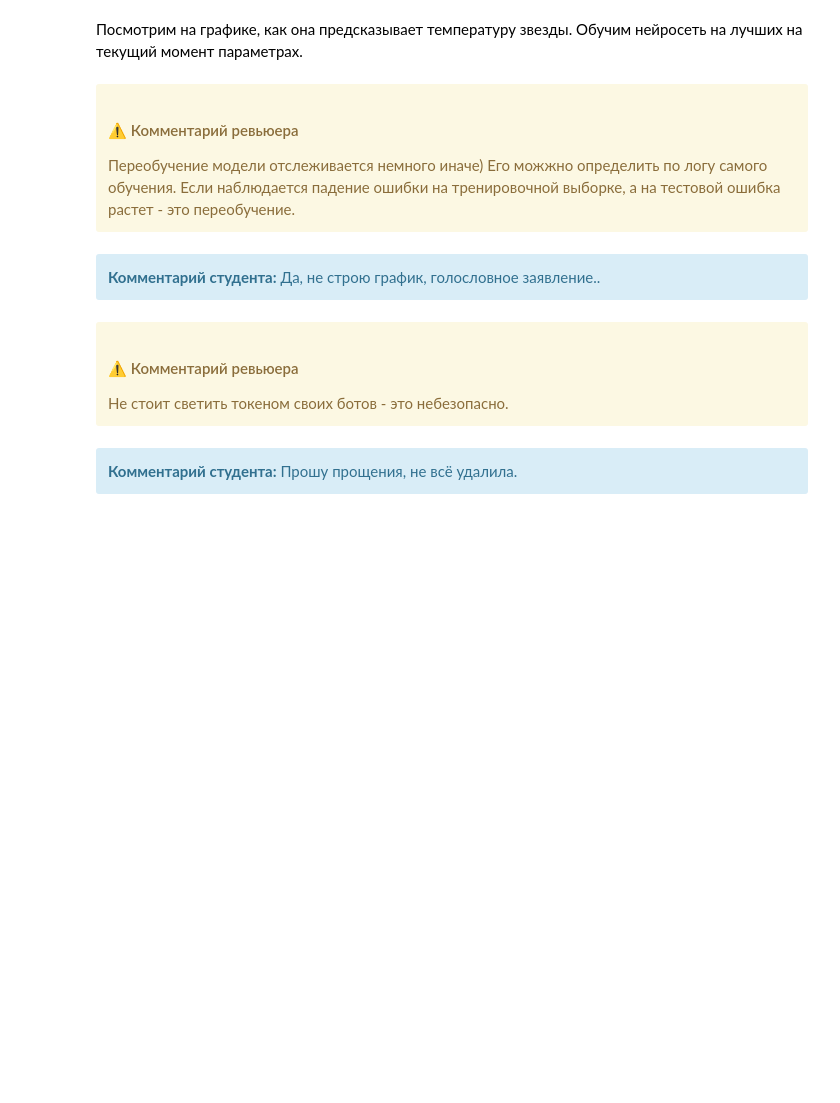
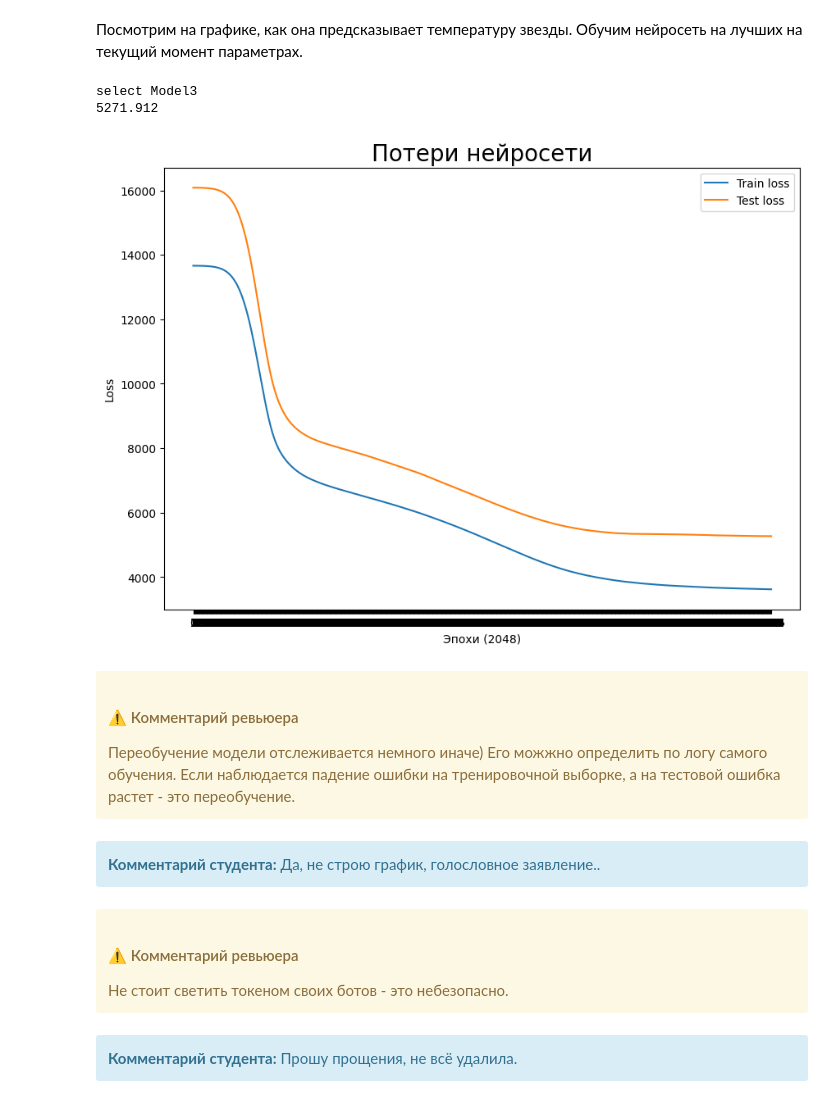
Before and after one commit to maria-smiles/stars, a Jupyter notebook: stars_v4_r1.ipynb, the cells around one changed output. Saved outputs shown, nothing was run; the diff lists cells and outputs as text; code cells hidden in the pictures; blank space fills up the shorter version.

```diff
--- a/stars_v4_r1.ipynb
+++ b/stars_v4_r1.ipynb
@@ -365,8 +509,8 @@ print('Входящих нейронов (параметров) сети буд
 # %%
 n_in_neurons = X_train.shape[1]
-h1 = [20, 100, 500, 1000, 1500, 2000]
-h2 = [20, 100, 500, 1000, 1500, 2000]
-h3 = [20, 100, 500, 1000, 1500, 2000]
+h1 = [8, 16, 32, 64, 128, 256]
+h2 = [8, 16, 32, 64, 128, 256]
+h3 = [8, 16, 32, 64, 128, 256]
 n_out_neurons = 1
 # %% [markdown]
 Создаю подкласс от класса nn.Module и задаю функции создания и работы сети.
@@ -514,9 +658,9 @@ rmse1_1 = []
 rmse1_2 = []
 
 
-num_epochs = 200
+num_epochs = 1536
 
-batch_size_arr = [10, 20, 40, 80]
+batch_size_arr = [512]
 
 accumulation_iteration = 5
 lr = 1e-3
@@ -532,7 +676,7 @@ lr = 1e-3
 # %%
 def optim(num, net, lr):
     if num == 1:
-            return torch.optim.Adam(net.parameters(), lr=lr)
+            return torch.optim.AdamW(net.parameters(), lr=lr)
     else:
             return torch.optim.RMSprop(net.parameters(), lr=lr)
 # %%
@@ -693,10 +857,14 @@ batch_size = batch_size_m
 
 if n_hidden_neurons_2 == -1:
     net = Model1(n_in_neurons, n_hidden_neurons_1, n_out_neurons)
+    print("select Model1")
 elif n_hidden_neurons_3 == -1:
     net = Model2(n_in_neurons, n_hidden_neurons_1, n_hidden_neurons_2, n_out_neurons)
+    print("select Model2")
 else:
     net = Model3(n_in_neurons, n_hidden_neurons_1, n_hidden_neurons_2, n_hidden_neurons_3, n_out_neurons)
+    print("select Model3")
+
 net.to(device)
 optimizer = optim(optimizer_m, net, lr)
 loss = nn.MSELoss()
@@ -724,34 +892,36 @@ for epoch in range(num_epochs):
 
         loss_value.backward()
 
-
         if ((batch_idx + 1) % accumulation_iteration == 0) or (batch_idx + 1 == num_batches):
-
             optimizer.step()
             optimizer.zero_grad()
 
-    #if epoch == num_epochs - 1:
-    while epoch <= num_epochs - 1:
-        net.eval()
-        err_train_log.append(np.mean(err_log))
-        test_preds_first = net.forward(X_test).flatten()
-        RMSE = torch.sqrt(loss(test_preds_first, y_test))
-        err_test_log.append(RMSE.detach().cpu().numpy())
+    net.eval()
+    err_train_log.append(np.mean(err_log))
+    test_preds_first = net.forward(X_test).flatten()
+    RMSE = torch.sqrt(loss(test_preds_first, y_test))
+    err_test_log.append(RMSE.detach().cpu().numpy())
+
 print(RMSE.detach().cpu().numpy())
+# %% [output]
+select Model3
+5271.912
 # %%
 x = np.arange(len(err_train_log))
 
 fig, ax = plt.subplots()
 fig.set_figwidth(10)
 fig.set_figheight(7)
 ax.set_xticks(x)
 train = ax.plot(x, err_train_log, label = 'Train loss')
 test = ax.plot(x, err_test_log, label = 'Test loss')
 ax.legend()
 ax.set_title('Потери нейросети', fontsize=20)
-ax.set_xlabel('Эпохи (200)')
+ax.set_xlabel('Эпохи (2048)')
 ax.set_ylabel('Loss')
 plt.show()
+# %% [output]
+[figure, added]
 # %% [markdown]
 <div class="alert alert-warning">
 <h4>⚠️ Комментарий ревьюера</h4>
```
Also changed, not shown: parts of 35 cells of this notebook.
